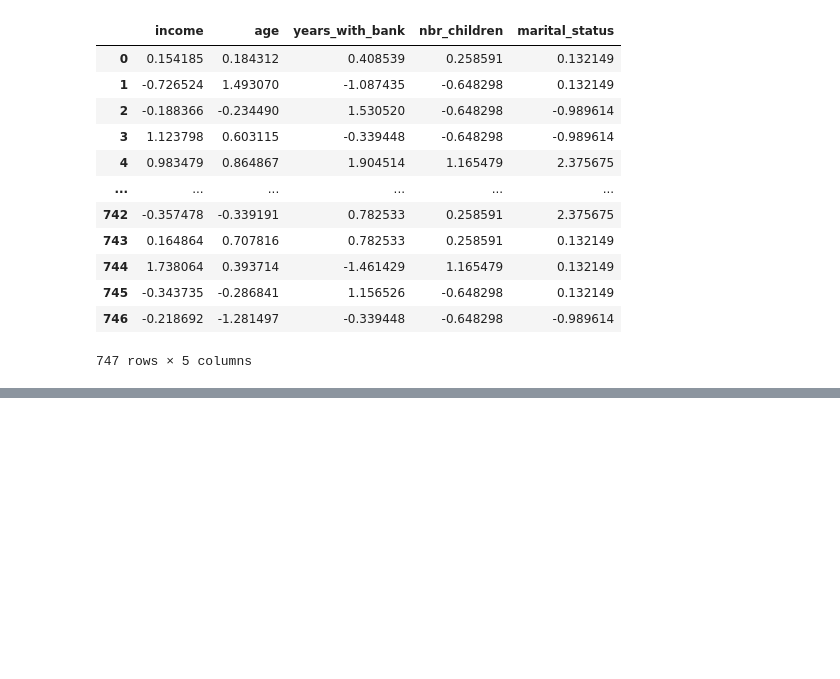
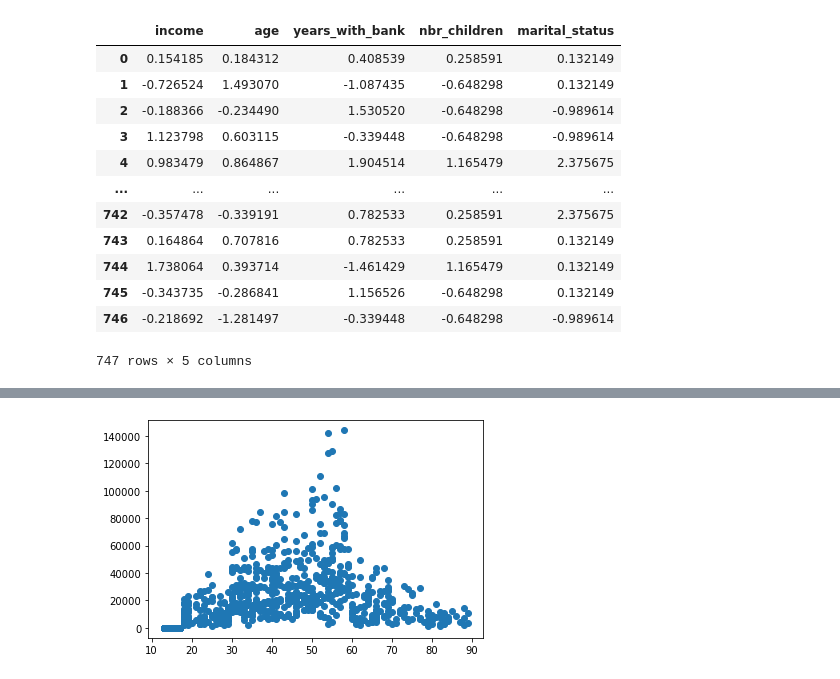
Before and after one commit to elslb/LH_mini_project_3, a Jupyter notebook: mini_project_3.ipynb, the cells around one changed output, grey strips where cells are left out. Saved outputs shown, nothing was run; the diff lists cells and outputs as text; code cells hidden in the pictures; blank space fills up the shorter version.

```diff
--- a/mini_project_3.ipynb
+++ b/mini_project_3.ipynb
@@ -36,0 +38,2 @@ cust_data
+# %%
+cust_data['gender_code'] = pd.Series.apply(cust_data['gender'],gender)
@@ -119,0 +200,5 @@ plot_clusters(components, y_km, plt_cluster_centers=True)
+# %%
+plt.scatter(cust2['age'],cust2['income'])
+plt.show()
+# %% [output]
+[figure, added]
```
Also changed, not shown: parts of 55 cells of this notebook.
